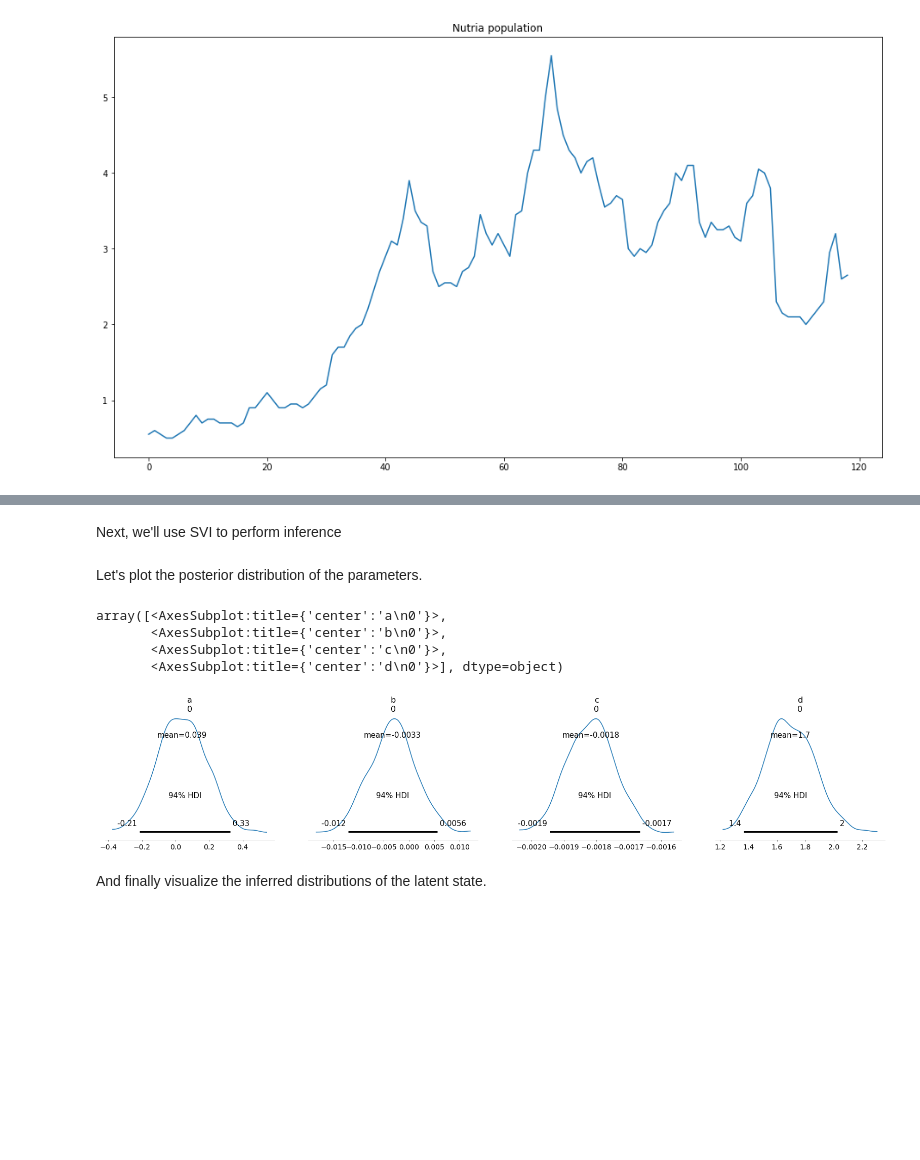
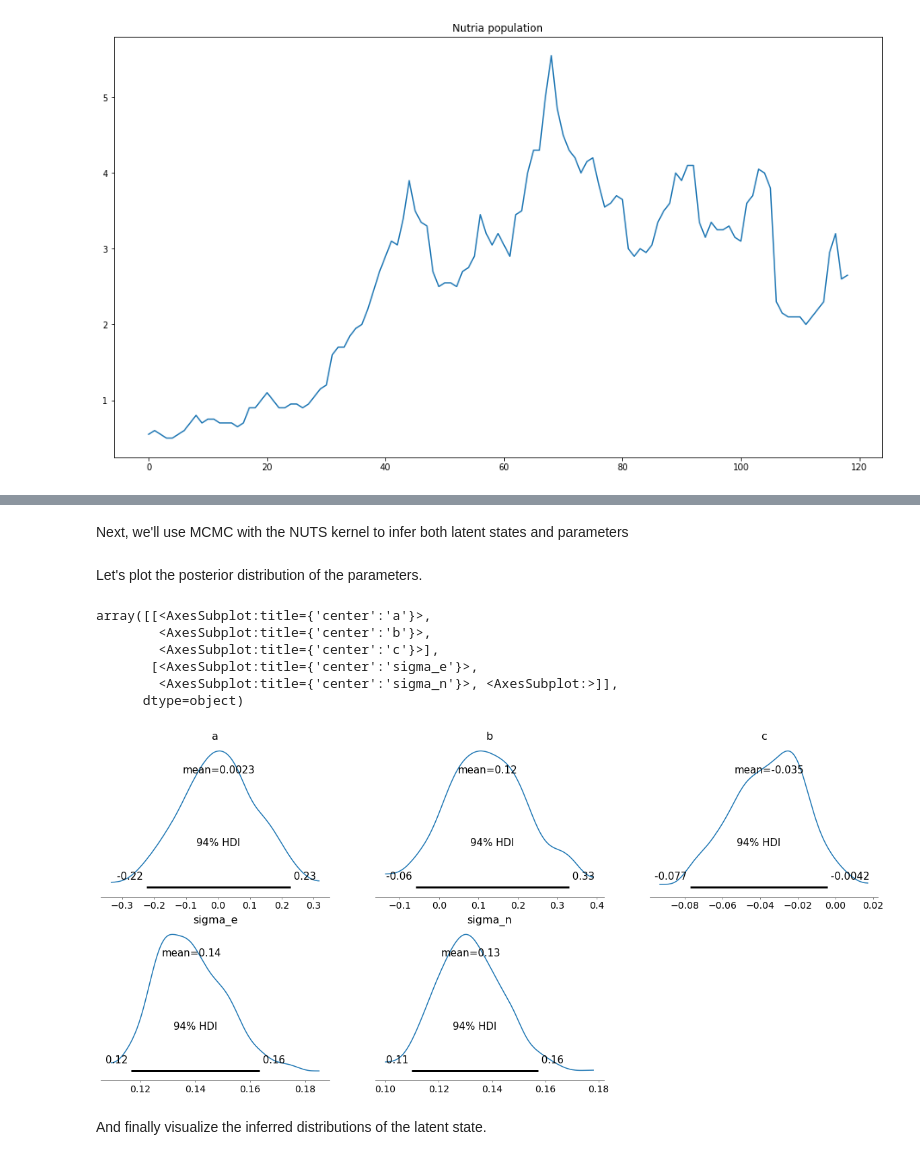
Before and after one commit to tingiskhan/stoch-proc, a Jupyter notebook: examples/nutria.ipynb, the cells around one changed output, grey strips where cells are left out. Drawn from its saved outputs; the diff is of its cells as text; code cells hidden in the pictures; blank space fills up the shorter version.

```diff
--- a/examples/nutria.ipynb
+++ b/examples/nutria.ipynb
@@ -15,5 +22,5 @@ Next, we'll specify the model to use for inference. We'll use the flexible Allee
 # %%
-from stochproc.timeseries import StateSpaceModel, AffineProcess, GeneralObservable
+from stochproc.timeseries import LinearGaussianObservations, AffineProcess
 import torch
 import pyro
 from pyro.distributions import InverseGamma, Normal, FoldedDistribution, LogNormal, Uniform
@@ -25,30 +32,23 @@ def f(x, a, b, c, d):
     return x.values + a + b * exped + c * exped ** 2, d.sqrt()
 
 
-def obs_builder(x, s):
-    return Normal(loc=x.values, scale=s)
-
-
 def nutria_model(x):
-    a = pyro.sample("a", Normal(loc=0.0, scale=0.5))
-    b = pyro.sample("b", Normal(loc=0.0, scale=0.25))
-    c = pyro.sample("c", Normal(loc=0.0, scale=0.15))
+    a = pyro.sample("a", Normal(loc=0.0, scale=1.0))
+    b = pyro.sample("b", Normal(loc=0.0, scale=1.0))
+    c = pyro.sample("c", Normal(loc=0.0, scale=1.0))
 
     alpha = x.shape[0] / 2.0
     beta = 2 * (alpha - 1.0) / 10.0
-    d = pyro.sample("d", InverseGamma(concentration=alpha, rate=beta))
+    d = pyro.sample("sigma_e", InverseGamma(concentration=alpha, rate=beta))
 
-    initial_values = pyro.sample("initial_values", LogNormal(loc=-1.0, scale=1.0))
+    initial_values = pyro.sample("initial_values", Normal(loc=0.0, scale=1.0))
     initial_dist = DistributionModule(Normal, loc=initial_values, scale=0.25)
 
     inc_dist = DistributionModule(Normal, loc=0.0, scale=1.0)
 
     hidden = AffineProcess(f, (a, b, c, d), initial_dist, inc_dist)
 
-    sigma = 0.15 # This would optimally be estimated...
-    obs = GeneralObservable((sigma,), obs_builder, torch.Size([]))
+    sigma = pyro.sample("sigma_n", InverseGamma(concentration=alpha, rate=beta))
+    model = LinearGaussianObservations(hidden, 1.0, sigma.sqrt())
 
-    model = StateSpaceModel(hidden, obs)
     model.do_sample_pyro(pyro, x, mode="approximate")
-# %% [markdown]
-Next, we'll use SVI to perform inference
@@ -76,28 +55,45 @@ for n in bar:
+# %% [markdown]
+Next, we'll use MCMC with the NUTS kernel to infer both latent states and parameters
+# %%
+y = torch.from_numpy(data.values).float().log()
+
+nuts_kernel = pyro.infer.NUTS(nutria_model)
+
+mcmc = pyro.infer.MCMC(
+    nuts_kernel,
+    num_samples=500,
+    warmup_steps=300,
+    num_chains=1,
+)
+
+mcmc.run(y)
 # %% [markdown]
 Let's plot the posterior distribution of the parameters.
 # %%
 from pyro.infer import Predictive
 import arviz
 import pandas as pd
 
 num_samples = 1_000
 
 posterior_predictive = Predictive(
     nutria_model,
-    guide=guide,
-    num_samples=num_samples
+    posterior_samples=mcmc.get_samples()
 )
 
-posterior_draws = {k: v.unsqueeze(0) for k, v in posterior_predictive(y).items()}
+predictive_draws = {k: v.unsqueeze(0) for k, v in posterior_predictive(y).items()}
+posterior_draws = {k: v.unsqueeze(0) for k, v in mcmc.get_samples().items()}
 
 posteriors = arviz.from_dict(posterior_draws)
-arviz.plot_posterior(posteriors, var_names=["a", "b", "c", "d"])
+arviz.plot_posterior(posteriors, var_names=["a", "b", "c", "sigma_e", "sigma_n"])
 # %% [output]
-array([<AxesSubplot:title={'center':'a\n0'}>,
-       <AxesSubplot:title={'center':'b\n0'}>,
-       <AxesSubplot:title={'center':'c\n0'}>,
-       <AxesSubplot:title={'center':'d\n0'}>], dtype=object)
+array([[<AxesSubplot:title={'center':'a'}>,
+        <AxesSubplot:title={'center':'b'}>,
+        <AxesSubplot:title={'center':'c'}>],
+       [<AxesSubplot:title={'center':'sigma_e'}>,
+        <AxesSubplot:title={'center':'sigma_n'}>, <AxesSubplot:>]],
+      dtype=object)
-[figure, old version]
+[figure, new version]
 # %% [markdown]
 And finally visualize the inferred distributions of the latent state.
 # %%
```
Also changed, not shown: parts of 4 cells of this notebook, 1 other file.
